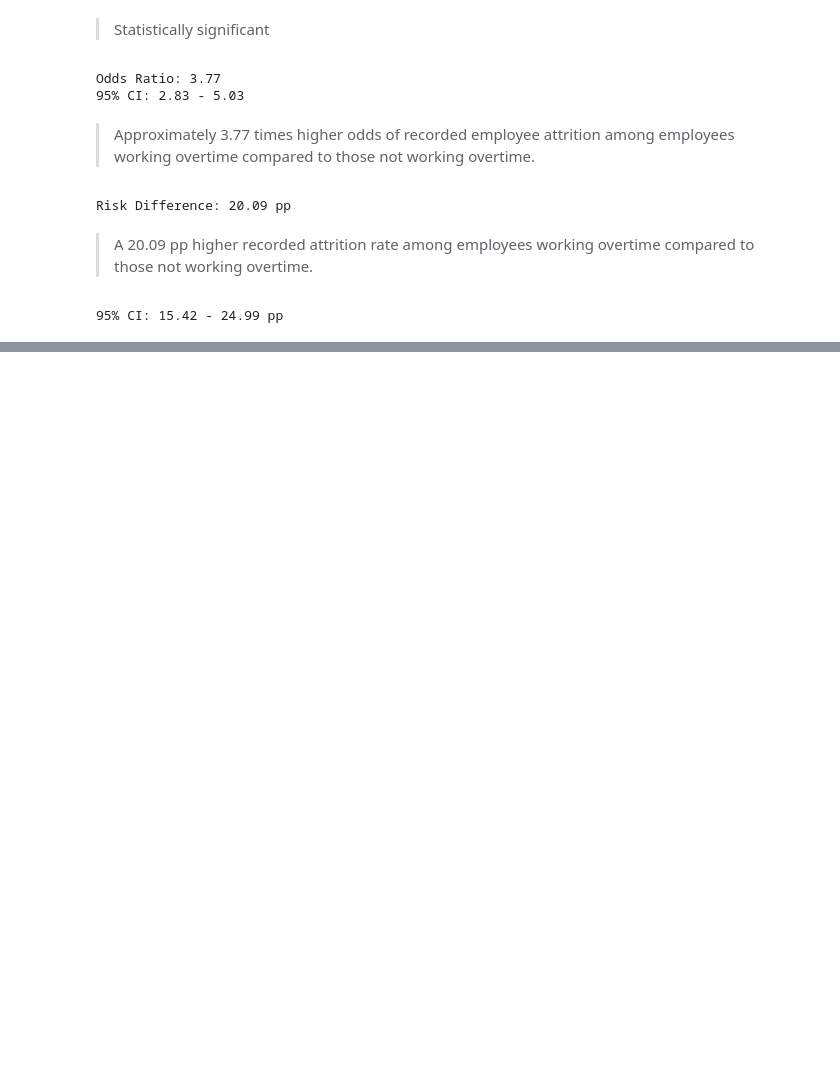
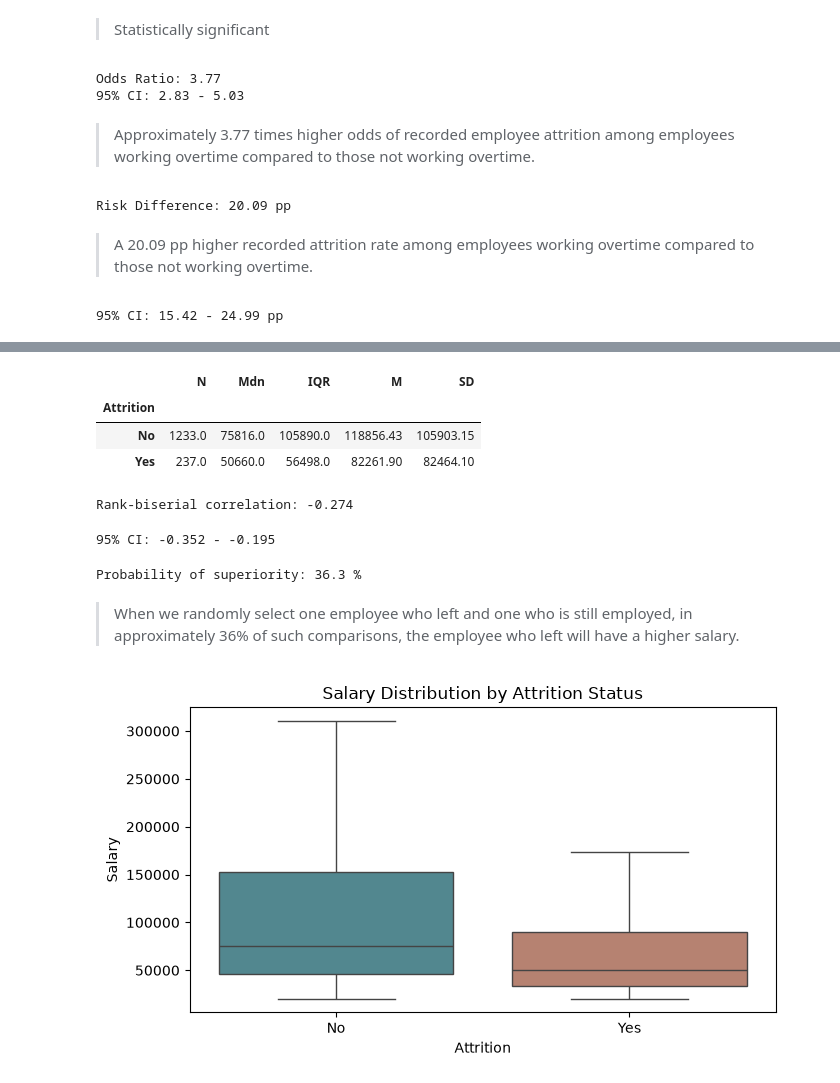
Before and after one commit to romarta/employee-attrition-analytics, a Jupyter notebook: notebooks/attrition_statistical_analysis.ipynb, the cells around one changed output, grey strips where cells are left out. Drawn from its saved outputs; the diff is of its cells as text; code cells hidden in the pictures; blank space fills up the shorter version.

```diff
--- a/notebooks/attrition_statistical_analysis.ipynb
+++ b/notebooks/attrition_statistical_analysis.ipynb
@@ -225,0 +417,79 @@ plt.show()
+# %%
+# Salary descriptive statistics by attrition status
+salary_stats = df_workforce.groupby("Attrition")["Salary"].describe()
+
+salary_stats["IQR"] = salary_stats["75%"] - salary_stats["25%"]
+
+salary_stats = salary_stats[["count", "50%", "IQR", "mean", "std"]].round(2)
+salary_stats.columns = ["N", "Mdn", "IQR", "M", "SD"]
+
+salary_stats
+# %% [output]
+|  | N | Mdn | IQR | M | SD |
+| Attrition |  |  |  |  |  |
+| No | 1233.0 | 75816.0 | 105890.0 | 118856.43 | 105903.15 |
+| Yes | 237.0 | 50660.0 | 56498.0 | 82261.90 | 82464.10 |
+# %%
+# Rank-biserial correlation
+n1 = len(salary_leavers)
+n2 = len(salary_current)
+
+r_rb = 2 * u / (n1 * n2) - 1
+
+print("Rank-biserial correlation:", round(r_rb, 3))
+# %% [output]
+Rank-biserial correlation: -0.274
+# %%
+from scipy.stats import bootstrap
+
+# 95% CI for rank-biserial correlation
+def rank_biserial(x, y):
+    u_boot = mannwhitneyu(x, y).statistic
+    return 2 * u_boot / (len(x) * len(y)) - 1
+
+ci_rb = bootstrap(
+    (salary_leavers.to_numpy(), salary_current.to_numpy()),
+    rank_biserial,
+    vectorized=False,
+    n_resamples=2000,
+    method="percentile",
+    random_state=42
+).confidence_interval
+
+print("95% CI:", round(ci_rb.low, 3), "-", round(ci_rb.high, 3))
+# %% [output]
+95% CI: -0.352 - -0.195
+# %%
+# Probability of superiority
+probability = u / (n1 * n2)
+
+print("Probability of superiority:", round(probability * 100, 1), "%")
+# %% [output]
+Probability of superiority: 36.3 %
+# %% [markdown]
+> When we randomly select one employee who left and one who is still employed, in approximately 36% of such comparisons, the employee who left will have a higher salary.
+# %%
+# Salary distribution by attrition status
+fig, ax = plt.subplots(figsize=(7, 4))
+
+sns.boxplot(
+    data=df_workforce,
+    x="Attrition",
+    y="Salary",
+    order=["No", "Yes"],
+    hue="Attrition",
+    palette={"No": "#488E99", "Yes": "#C17C66"},
+    legend=False,
+    showfliers=False,
+    linewidth=1.0,
+    ax=ax
+)
+
+ax.set_title("Salary Distribution by Attrition Status")
+ax.set_xlabel("Attrition")
+ax.set_ylabel("Salary")
+
+plt.tight_layout()
+plt.show()
+# %% [output]
+[figure, added]
```
Also changed, not shown: parts of 17 cells of this notebook.
